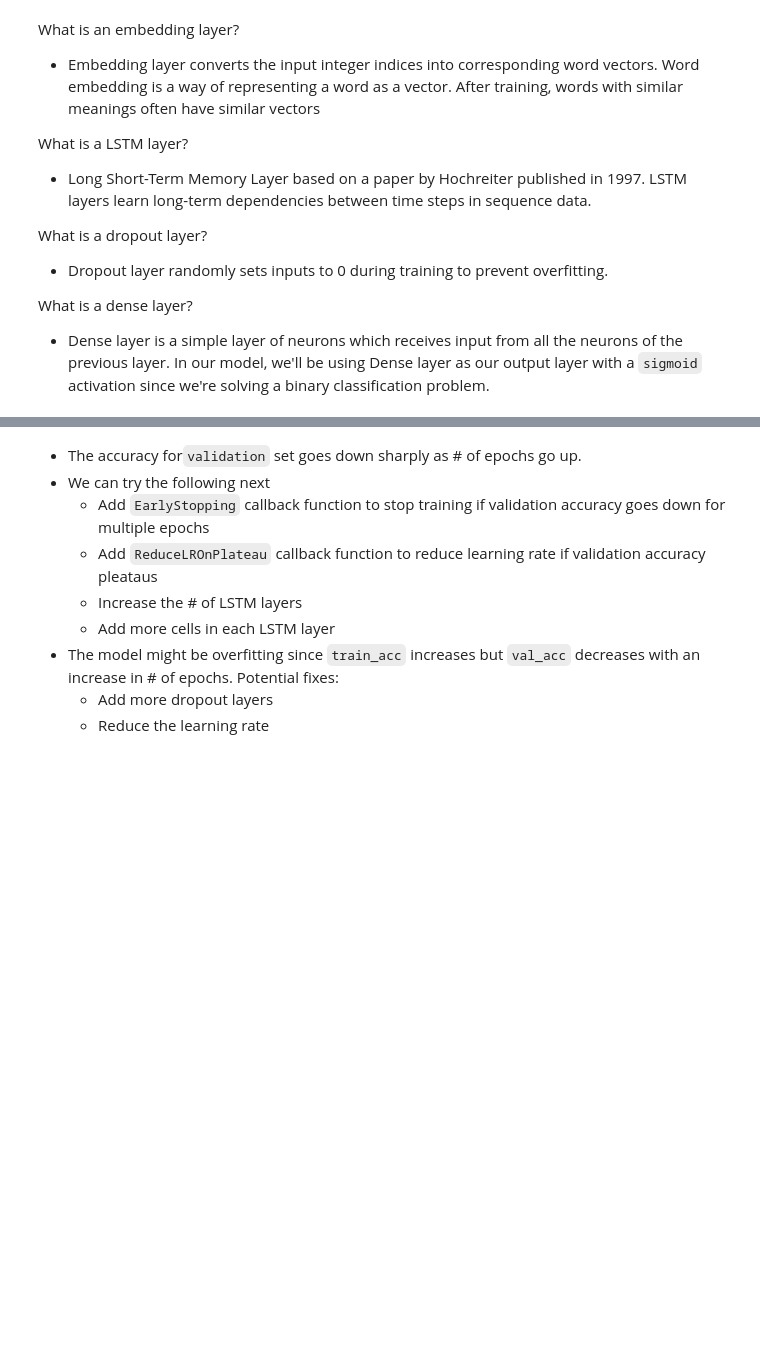
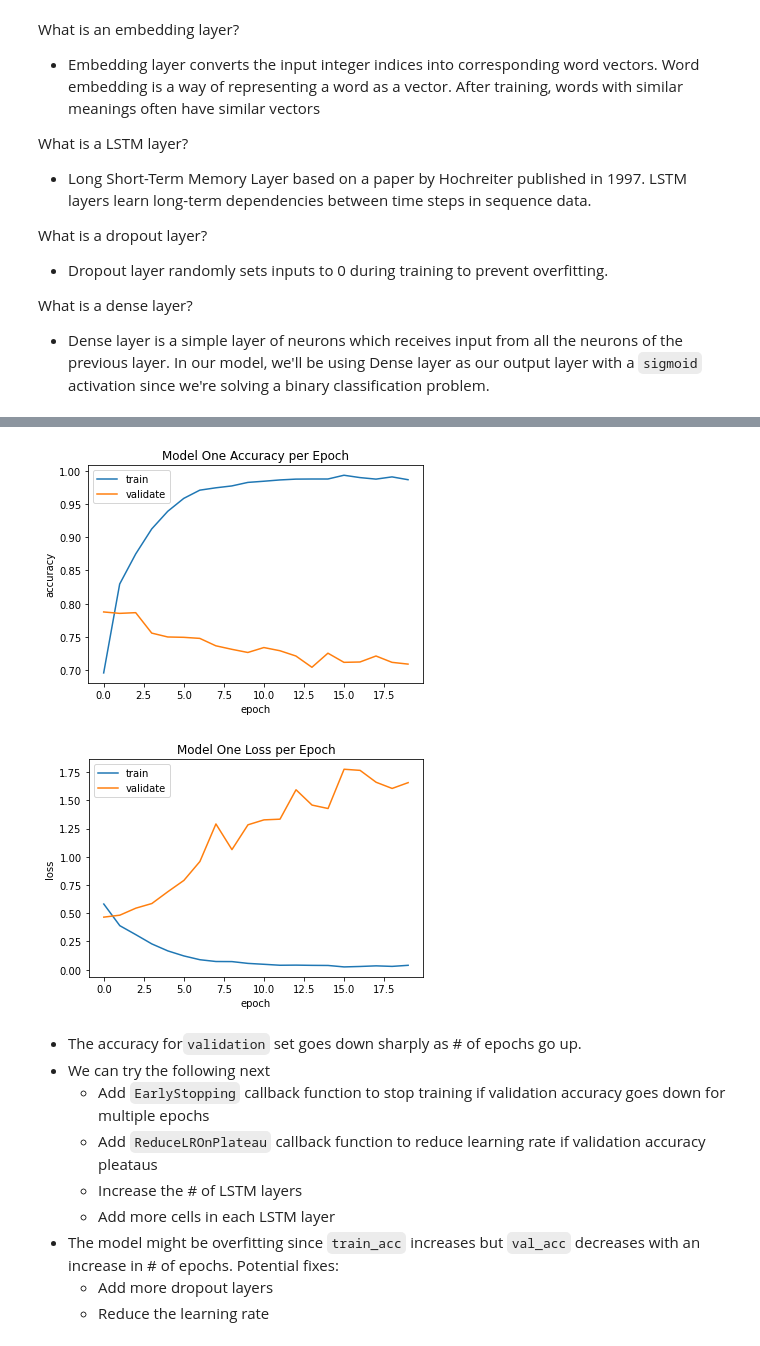
Before and after one commit to karansangha/dtsa5510-week4-nlp, a Jupyter notebook: project.ipynb, the cells around one changed output, grey strips where cells are left out. Drawn from its saved outputs; the diff is of its cells as text; code cells hidden in the pictures; blank space fills up the shorter version.

```diff
--- a/project.ipynb
+++ b/project.ipynb
@@ -357,11 +382,11 @@ What is a dropout layer?
 What is a dense layer?
 - Dense layer is a simple layer of neurons which receives input from all the neurons of the previous layer. In our model, we'll be using Dense layer as our output layer with a `sigmoid` activation since we're solving a binary classification problem.
 # %%
-# model = Sequential()
+model = Sequential()
 
-# model.add(Embedding(5001, 40, input_length=31))
-# model.add(Dropout(0.2))
-# model.add(LSTM(256, dropout=0.2))
-# model.add(Dense(1, activation='sigmoid'))
-# opt = tf.keras.optimizers.Adam(0.001)
-# model.compile(loss='binary_crossentropy',optimizer=opt,metrics=['accuracy'])
+model.add(Embedding(5001, 40, input_length=31))
+model.add(Dropout(0.2))
+model.add(LSTM(256, dropout=0.2))
+model.add(Dense(1, activation='sigmoid'))
+opt = tf.keras.optimizers.Adam(0.001)
+model.compile(loss='binary_crossentropy',optimizer=opt,metrics=['accuracy'])
@@ -370,2 +412,2 @@ What is a dense layer?
 # %%
-# history = model.fit(X_train, y_train, epochs=20, batch_size=32, validation_data=(X_validation, y_validation))
+history = model.fit(X_train, y_train, epochs=20, batch_size=32, validation_data=(X_validation, y_validation))
@@ -372,20 +432,23 @@ What is a dense layer?
 # %%
-# plt.plot(history.history['accuracy'])
-# plt.plot(history.history['val_accuracy'])
-# plt.title('Model One Accuracy per Epoch')
-# plt.ylabel('accuracy')
-# plt.xlabel('epoch')
-# plt.legend(['train', 'validate'], loc='upper left')
-# plt.show();
+plt.plot(history.history['accuracy'])
+plt.plot(history.history['val_accuracy'])
+plt.title('Model One Accuracy per Epoch')
+plt.ylabel('accuracy')
+plt.xlabel('epoch')
+plt.legend(['train', 'validate'], loc='upper left')
+plt.show();
 
-# # plot model loss per epoch
-# plt.plot(history.history['loss'])
-# plt.plot(history.history['val_loss'])
-# plt.title('Model One Loss per Epoch')
-# plt.ylabel('loss')
-# plt.xlabel('epoch')
-# plt.legend(['train', 'validate'], loc='upper left')
-# plt.show();
+# plot model loss per epoch
+plt.plot(history.history['loss'])
+plt.plot(history.history['val_loss'])
+plt.title('Model One Loss per Epoch')
+plt.ylabel('loss')
+plt.xlabel('epoch')
+plt.legend(['train', 'validate'], loc='upper left')
+plt.show();
+# %% [output]
+[figure, added]
+[figure, added]
 # %% [markdown]
 - The accuracy for`validation` set goes down sharply as # of epochs go up.
 - We can try the following next
```
Also changed, not shown: parts of 31 cells of this notebook.
